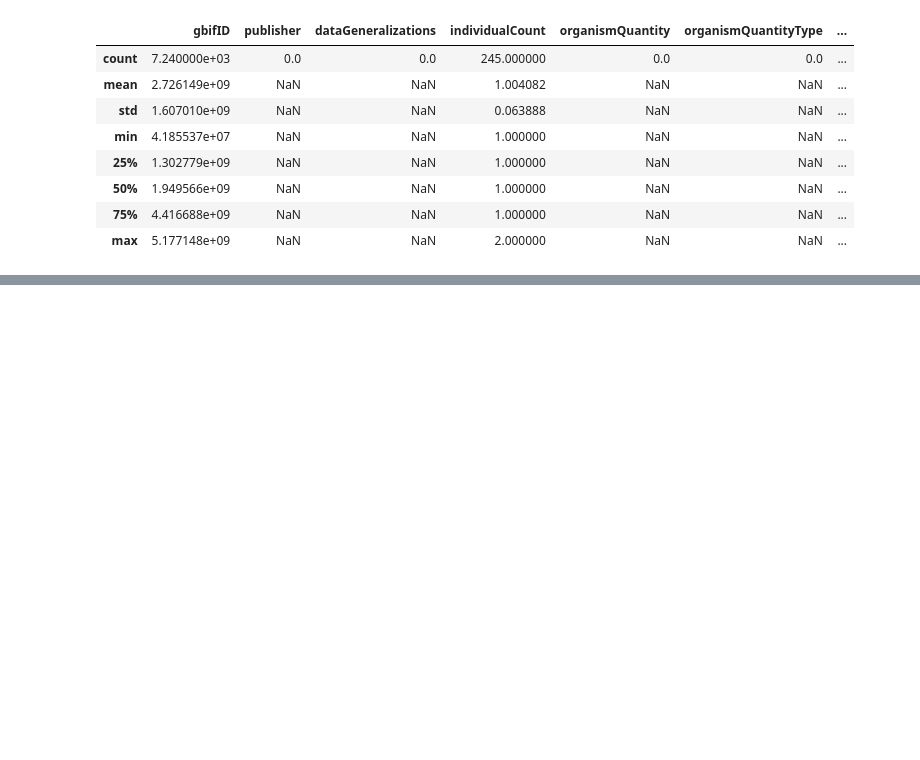
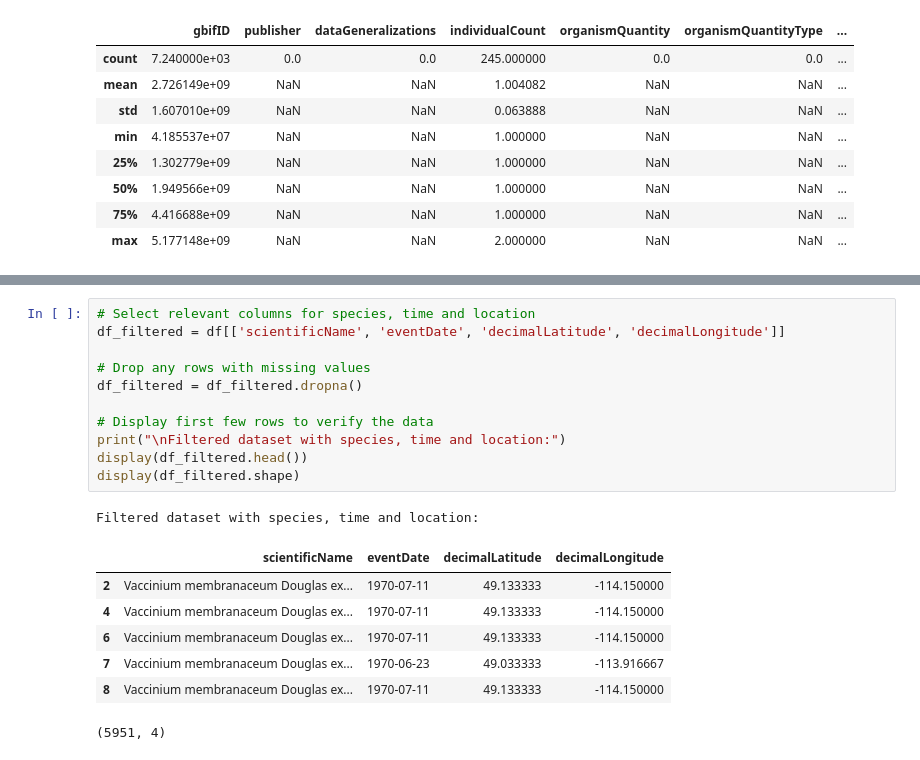
Before and after one commit to BOYSABIO/Huckleberry-Habitat-Suitability-Model, a Jupyter notebook: notebooks/Huckleberry.ipynb, the cells around one changed output, grey strips where cells are left out. Cells and saved outputs as stored; diff of their text form; blank space fills up the shorter version.

```diff
--- a/notebooks/Huckleberry.ipynb
+++ b/notebooks/Huckleberry.ipynb
@@ -34,6 +34,26 @@ Filtered dataset with species, time and location:
 | 2 | Vaccinium membranaceum Douglas ex... | 1970-07-11 | 49.133333 | -114.15 | scree slope, facing east | 7000 feet |
 | 3 | Vaccinium membranaceum Douglas ex... | 1968-08-04 | NaN | NaN | Trail side | NaN |
 | 4 | Vaccinium membranaceum Douglas ex... | 1970-07-11 | 49.133333 | -114.15 | scree slope, facing east | 7000 feet |
+# %%
+# Select relevant columns for species, time and location
+df_filtered = df[['scientificName', 'eventDate', 'decimalLatitude', 'decimalLongitude']]
+
+# Drop any rows with missing values
+df_filtered = df_filtered.dropna()
+
+# Display first few rows to verify the data
+print("\nFiltered dataset with species, time and location:")
+display(df_filtered.head())
+display(df_filtered.shape)
+# %% [output]
+Filtered dataset with species, time and location:
+|  | scientificName | eventDate | decimalLatitude | decimalLongitude |
+| 2 | Vaccinium membranaceum Douglas ex... | 1970-07-11 | 49.133333 | -114.150000 |
+| 4 | Vaccinium membranaceum Douglas ex... | 1970-07-11 | 49.133333 | -114.150000 |
+| 6 | Vaccinium membranaceum Douglas ex... | 1970-07-11 | 49.133333 | -114.150000 |
+| 7 | Vaccinium membranaceum Douglas ex... | 1970-06-23 | 49.033333 | -113.916667 |
+| 8 | Vaccinium membranaceum Douglas ex... | 1970-07-11 | 49.133333 | -114.150000 |
+(5951, 4)
 # %%
 # Convert eventDate to datetime, handling multiple formats
 df_filtered['eventDate'] = pd.to_datetime(df_filtered['eventDate'], format='mixed', errors='coerce')
```
Also changed, not shown: parts of 1 cell of this notebook.
